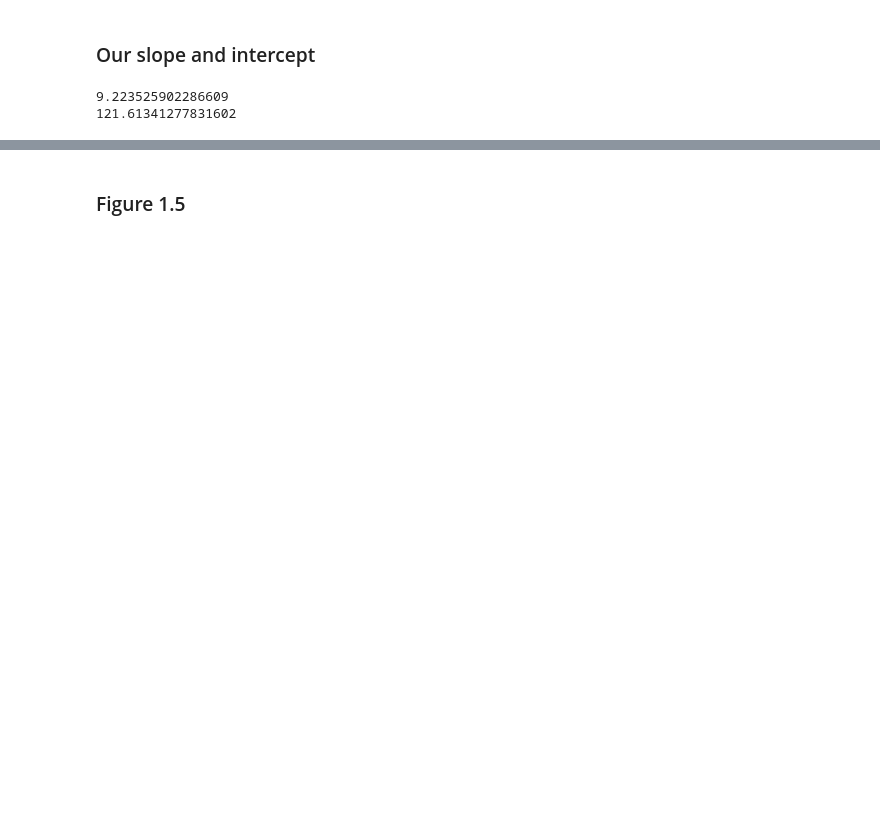
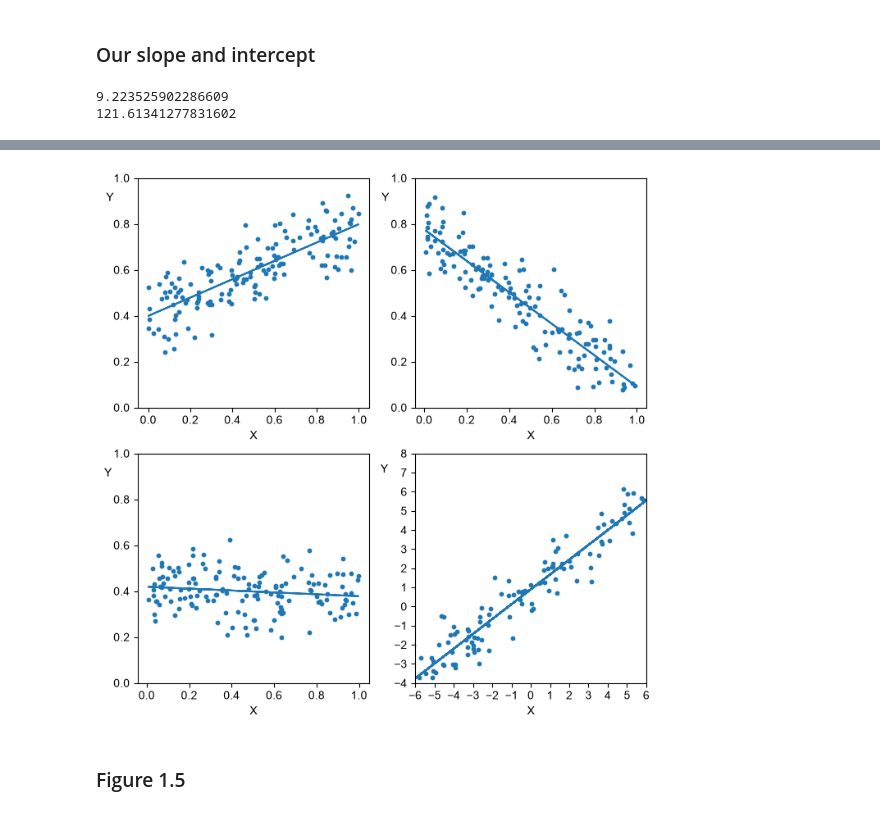
Before and after one commit to ani-research/Python-Companion-For-Real-Econometrics-by-M.Bailey, a Jupyter notebook: chapters/chapter01.ipynb, the cells around one changed output, grey strips where cells are left out. Saved outputs shown, nothing was run; the diff lists cells and outputs as text; code cells hidden in the pictures; blank space fills up the shorter version.

Commit message:
Improved Graphs in Chapter 1 and Finished the computer corner in Chapter 2

```diff
--- a/chapters/chapter01.ipynb
+++ b/chapters/chapter01.ipynb
@@ -115,2 +119,88 @@ print(b)
+# %%
+fig, axes= plt.subplots(2,2, figsize=(8,8))
+np.random.seed(23)
+
+ax=axes[0][0]
+
+#First we generate some x values, this is just simulation, rand automatically generates using uniform distribution between 0 and 1
+x= np.random.rand(150)
+#I know that the line starts from 0.4 and then slope of 0.4 is a visual guess
+#I then want some errors, i.e. I want y to have some spread which is normally distributed and for that I introduce ϵ = normal distribution, with standard deviation of 0.09, one can play with this value to see what looks the best
+y=0.4+0.4*x+np.random.normal(0, 0.09, 150)
+
+#We run our regression by using ploynomial fitting
+m, b = np.polyfit(x, y, 1)
+
+#We plot
+ax.scatter(x,y, s=10)
+ax.plot(x,m*x+b)
+
+#For labels
+ax.set_xlabel("X")
+ax.text(-0.2,0.90,"Y", rotation=0 )
+ax.xaxis.set_major_locator(ticker.MultipleLocator(0.2))
+ax.yaxis.set_major_locator(ticker.MultipleLocator(0.2))
+ax.set_ylim(0,1)
+
+ax=axes[0][1]
+x= np.random.rand(150)
+y=0.8-0.7*x+np.random.normal(0, 0.09, 150)
+
+#We run our regression by using ploynomial fitting
+m, b = np.polyfit(x, y, 1)
+
+#We plot
+ax.scatter(x,y, s=10)
+ax.plot(x,m*x+b)
+
+#For labels
+ax.set_xlabel("X")
+ax.text(-0.2,0.90,"Y", rotation=0 )
+ax.xaxis.set_major_locator(ticker.MultipleLocator(0.2))
+ax.yaxis.set_major_locator(ticker.MultipleLocator(0.2))
+ax.set_ylim(0,1)
+
+ax=axes[1][0]
+x= np.random.rand(150)
+y=0.4+0*x+np.random.normal(0, 0.09, 150)
+
+#We run our regression by using ploynomial fitting
+m, b = np.polyfit(x, y, 1)
+
+#We plot
+ax.scatter(x,y, s=10)
+ax.plot(x,m*x+b)
+
+#For labels
+ax.set_xlabel("X")
+ax.text(-0.2,0.90,"Y", rotation=0 )
+ax.xaxis.set_major_locator(ticker.MultipleLocator(0.2))
+ax.yaxis.set_major_locator(ticker.MultipleLocator(0.2))
+ax.set_ylim(0,1)
+
+ax=axes[1][1]
+
+x= np.random.uniform(-8,8,150)
+#since now my values tend form -8 to 8 we take into account that -8 and set our intercept at 1
+y=1+0.8*x+np.random.normal(0, 0.8, 150)
+
+#We run our regression by using ploynomial fitting
+m, b = np.polyfit(x, y, 1)
+
+#We plot
+ax.scatter(x,y, s=10)
+ax.plot(x,m*x+b)
+
+#For labels
+ax.set_xlabel("X")
+ax.text(-7.8,7,"Y", rotation=0 )
+ax.xaxis.set_major_locator(ticker.MultipleLocator(1))
+ax.yaxis.set_major_locator(ticker.MultipleLocator(1))
+ax.set_xlim(-6,6)
+ax.set_ylim(-4,8)
+
+plt.show()
+# %% [output]
+[figure, added]
 # %% [markdown]
 ### Figure 1.5
```
Also changed, not shown: parts of 7 cells of this notebook, 1 other file.
